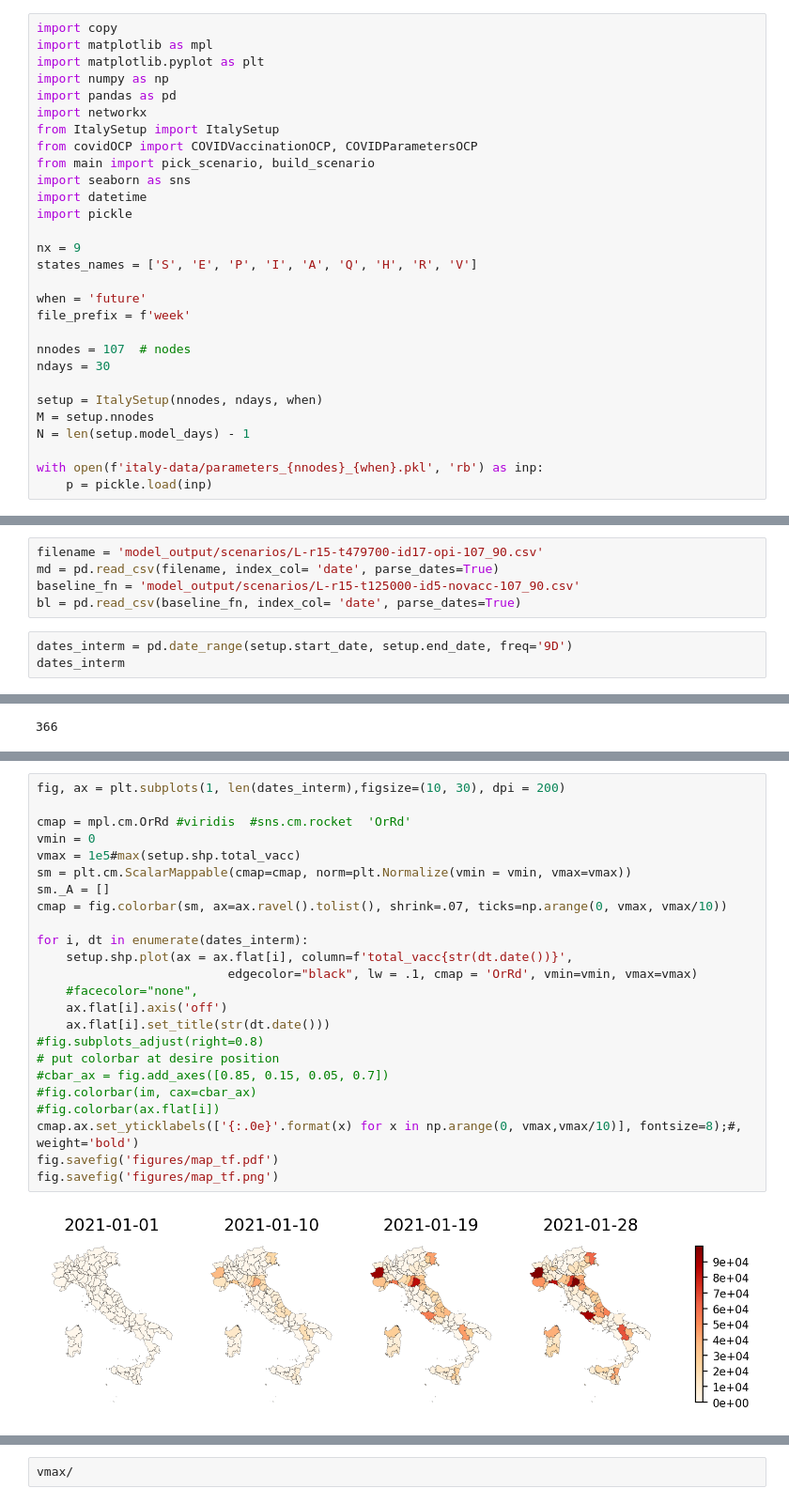
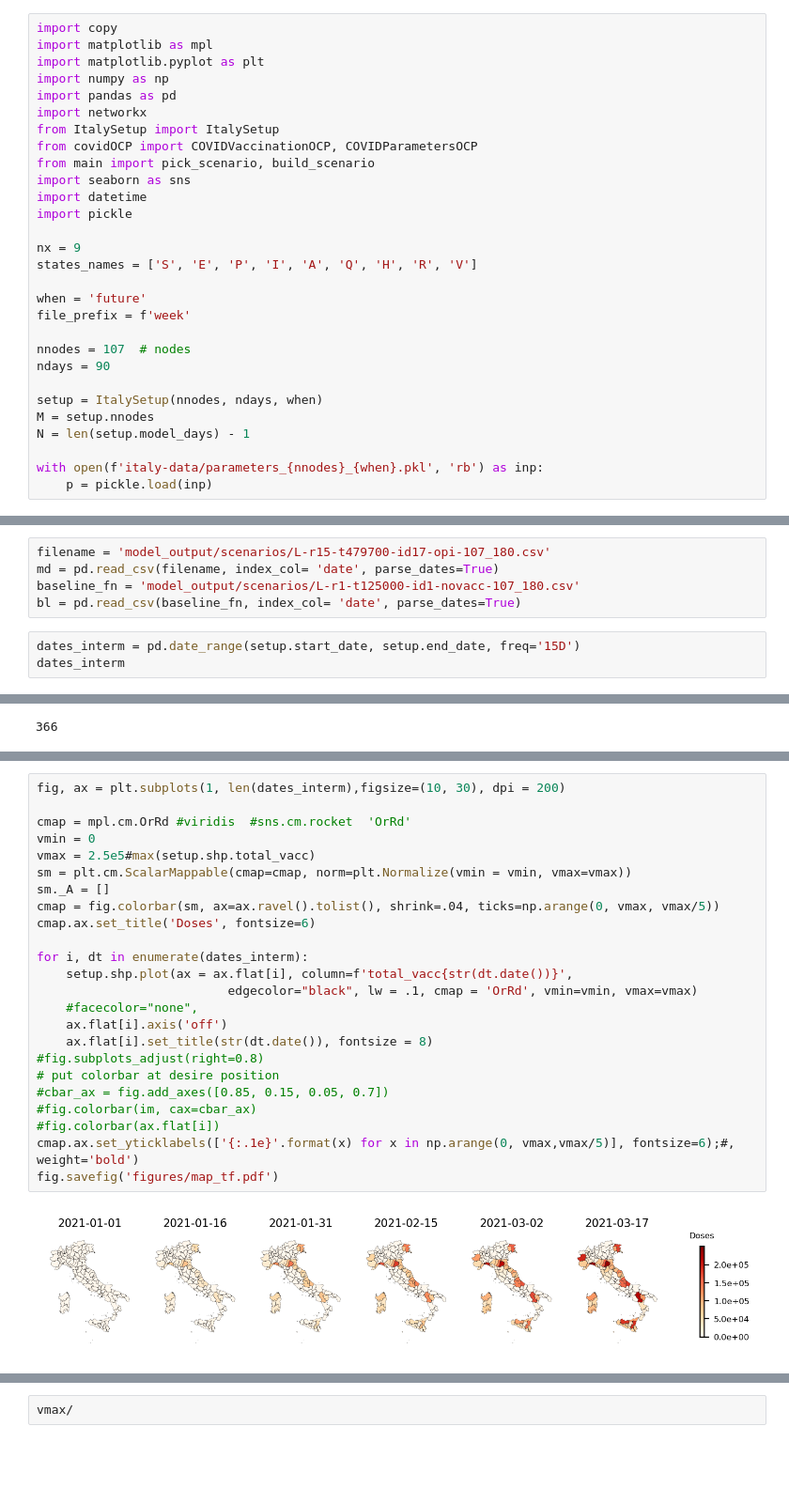
Before and after one commit to jcblemai/COVID-19_italy-vaccination-oc, a Jupyter notebook: analysis_opt.ipynb, the cells around one changed output, grey strips where cells are left out. Shown: that part at 94% size. Saved outputs shown, nothing was run; the diff lists cells and outputs as text; blank space fills up the shorter version.

```diff
--- a/analysis_opt.ipynb
+++ b/analysis_opt.ipynb
@@ -21,7 +21,7 @@ when = 'future'
 file_prefix = f'week'
 
 nnodes = 107  # nodes
-ndays = 30
+ndays = 90
 
 setup = ItalySetup(nnodes, ndays, when)
 M = setup.nnodes
@@ -32,11 +32,11 @@ with open(f'italy-data/parameters_{nnodes}_{when}.pkl', 'rb') as inp:
 # %% [output]
 Loaded Italy Setup with 107 nodes.
 # %%
-filename = 'model_output/scenarios/L-r15-t479700-id17-opi-107_90.csv'
+filename = 'model_output/scenarios/L-r15-t479700-id17-opi-107_180.csv'
 md = pd.read_csv(filename, index_col= 'date', parse_dates=True)
-baseline_fn = 'model_output/scenarios/L-r15-t125000-id5-novacc-107_90.csv'
+baseline_fn = 'model_output/scenarios/L-r1-t125000-id1-novacc-107_180.csv'
 bl = pd.read_csv(baseline_fn, index_col= 'date', parse_dates=True)
 # %%
-dates_interm = pd.date_range(setup.start_date, setup.end_date, freq='9D')
+dates_interm = pd.date_range(setup.start_date, setup.end_date, freq='15D')
 dates_interm
 # %% [output]
@@ -135,26 +137,26 @@ setup.shp.plot(ax = ax, column='total_vacc', cmap='OrRd',  edgecolor="black"); #
 # %%
 fig, ax = plt.subplots(1, len(dates_interm),figsize=(10, 30), dpi = 200)
 
 cmap = mpl.cm.OrRd #viridis  #sns.cm.rocket  'OrRd'
 vmin = 0
-vmax = 1e5#max(setup.shp.total_vacc)
+vmax = 2.5e5#max(setup.shp.total_vacc)
 sm = plt.cm.ScalarMappable(cmap=cmap, norm=plt.Normalize(vmin = vmin, vmax=vmax))
 sm._A = []
-cmap = fig.colorbar(sm, ax=ax.ravel().tolist(), shrink=.07, ticks=np.arange(0, vmax, vmax/10))
+cmap = fig.colorbar(sm, ax=ax.ravel().tolist(), shrink=.04, ticks=np.arange(0, vmax, vmax/5))
+cmap.ax.set_title('Doses', fontsize=6)
 
 for i, dt in enumerate(dates_interm):
     setup.shp.plot(ax = ax.flat[i], column=f'total_vacc{str(dt.date())}',
                           edgecolor="black", lw = .1, cmap = 'OrRd', vmin=vmin, vmax=vmax)
     #facecolor="none",
     ax.flat[i].axis('off')
-    ax.flat[i].set_title(str(dt.date()))
+    ax.flat[i].set_title(str(dt.date()), fontsize = 8)
 #fig.subplots_adjust(right=0.8)
 # put colorbar at desire position
 #cbar_ax = fig.add_axes([0.85, 0.15, 0.05, 0.7])
 #fig.colorbar(im, cax=cbar_ax)
 #fig.colorbar(ax.flat[i])
-cmap.ax.set_yticklabels(['{:.0e}'.format(x) for x in np.arange(0, vmax,vmax/10)], fontsize=8);#, weight='bold')
+cmap.ax.set_yticklabels(['{:.1e}'.format(x) for x in np.arange(0, vmax,vmax/5)], fontsize=6);#, weight='bold')
 fig.savefig('figures/map_tf.pdf')
-fig.savefig('figures/map_tf.png')
 # %% [output]
-[figure, old version]
+[figure, new version]
```
Also changed, not shown: parts of 12 cells of this notebook, 4 other files.
